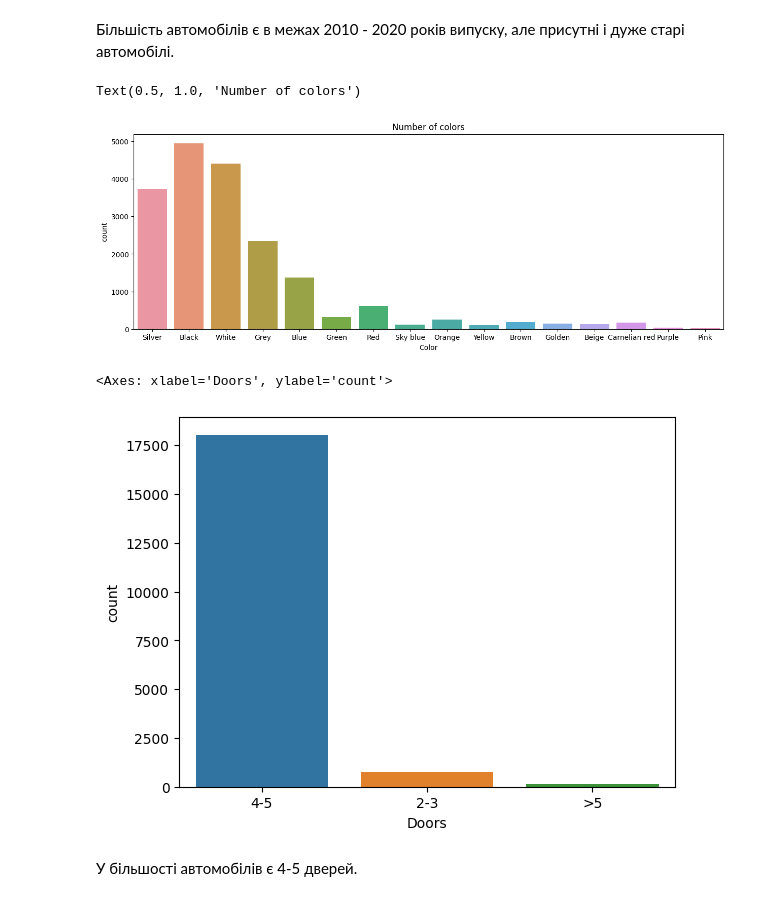
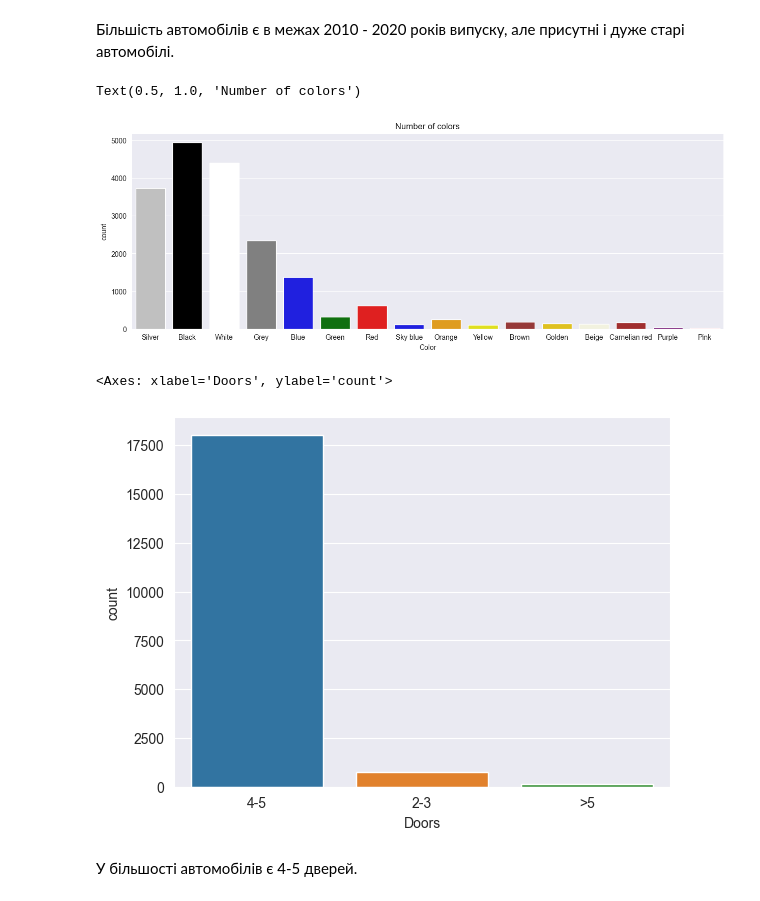
Before and after one commit to gvit84/My_Project_Car_Price_Prediction, a Jupyter notebook: Car_Price_Prediction.ipynb, the cells around one changed output. Cells and saved outputs as stored; diff of their text form; code cells hidden in the pictures.

```diff
--- a/Car_Price_Prediction.ipynb
+++ b/Car_Price_Prediction.ipynb
@@ -22,7 +22,7 @@ warnings.filterwarnings('ignore')
 # %% [markdown]
 ##### Завантаження датасету Car_Price_Prediction
 # %%
-df = pd.read_csv('D:/MyPycharmProjects/My_Project_Car_Price_Prediction/car_price_prediction.csv')
+df = pd.read_csv('D:/PycharmProjects/My_Project_Car_Price_Prediction/car_price_prediction.csv')
 df
 # %% [output]
 |  | ID | Price | Levy | Manufacturer | Model | Prod. year | Category | Leather interior | Fuel type | ... |
@@ -310,18 +310,23 @@ sns.histplot(df['Prod._year'])
 [figure]
 # %% [markdown]
 Більшість автомобілів є в межах 2010 - 2020 років випуску, але присутні і дуже старі автомобілі.
+# %%
+custom_palette = {'Silver': 'silver', 'Black': 'black', 'White': 'white', 'Grey': 'grey', 'Blue': 'blue',
+                 'Green': 'green', 'Red': 'red', 'Sky blue': 'blue', 'Orange': 'orange', 'Yellow': 'yellow',
+                 'Brown': 'brown', 'Golden': 'gold', 'Beige': 'beige', 'Carnelian red': '#B31B1B', 'Purple': 'purple', 'Pink': 'pink'}
 # %%
 plt.figure(figsize=(15,5), dpi=100)
-sns.countplot(data=df, x='Color')
+sns.set_style('darkgrid')
+sns.countplot(data=df, x='Color', palette=custom_palette)
 plt.title("Number of colors")
 # %% [output]
 Text(0.5, 1.0, 'Number of colors')
-[figure, old version]
+[figure, new version]
 # %%
 sns.countplot(data=df, x='Doors')
 # %% [output]
 <Axes: xlabel='Doors', ylabel='count'>
-[figure, old version]
+[figure, new version]
 # %% [markdown]
 У більшості автомобілів є 4-5 дверей.
 # %% [markdown]
```
Also changed, not shown: parts of 3 cells of this notebook.
